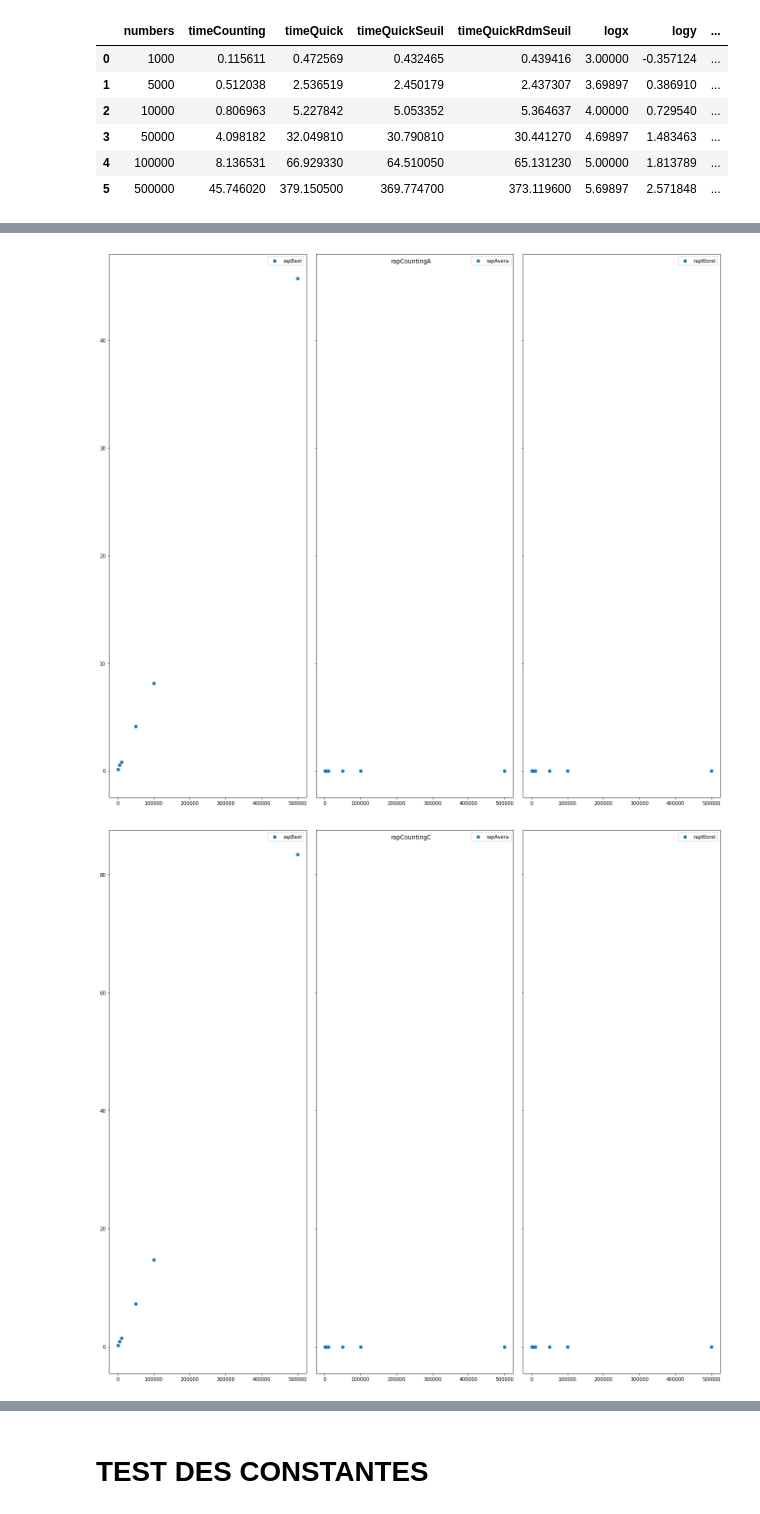
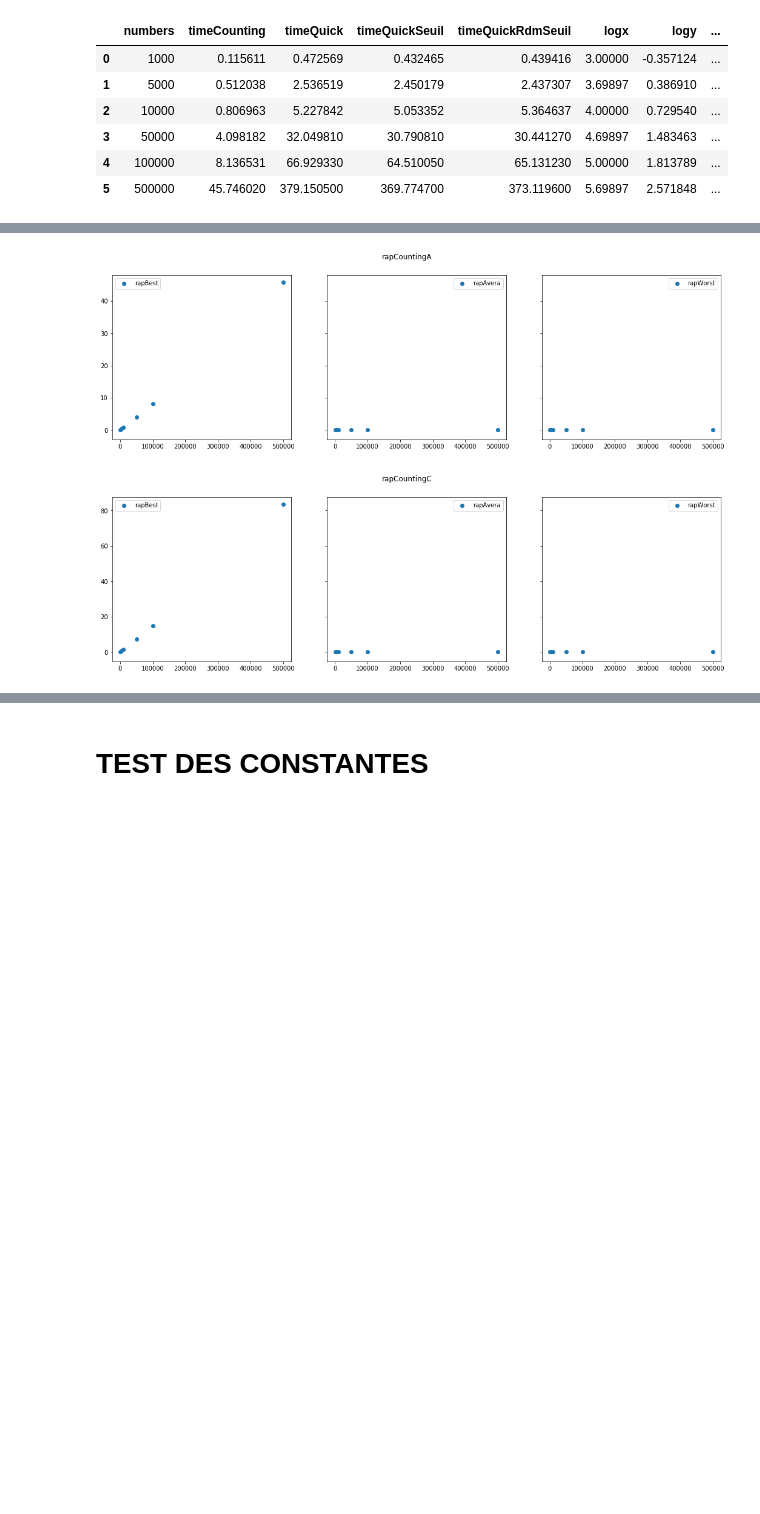
Before and after one commit to FabriceCh/inf8775, a Jupyter notebook: tp1/tp1-H19/comparaisons.ipynb, the cells around one changed output, grey strips where cells are left out. Saved outputs shown, nothing was run; the diff lists cells and outputs as text; code cells hidden in the pictures; blank space fills up the shorter version.

Commit message:
better display of graphs

```diff
--- a/tp1/tp1-H19/comparaisons.ipynb
+++ b/tp1/tp1-H19/comparaisons.ipynb
@@ -595,21 +595,3 @@ countingRaps = [rapCountingA, rapCountingC]
 quickRaps = [rapQuickA, rapQuickB, rapQuickC,
             rapQuickSeuilA, rapQuickSeuilB, rapQuickSeuilC,
             rapQuickRdmSeuilA, rapQuickRdmSeuilB, rapQuickRdmSeuilC]
-# %%
-def addColumnsQuick(rapdf):
-    rapdf["rapBest"] = rapdf.apply(rapport_logx, axis=1)
-    rapdf["rapAverage"] = rapdf.apply(rapport_xlogx, axis=1)
-    rapdf["rapWorst"] = rapdf.apply(rapport_xsquare, axis=1)
-
-def addColumnsCounting(rapdf):
-    rapdf["rapBest"] = rapdf["times"]
-    rapdf["rapAverage"] = rapdf.apply(rapport_x, axis=1)
-    rapdf["rapWorst"] = rapdf.apply(rapport_xsquare, axis=1)
-
-for df in countingRaps:
-    addColumnsCounting(df)
-for df in quickRaps:
-    addColumnsQuick(df)
-rapdfs = countingRaps + quickRaps
-
-rapdfs[1]
@@ -624,28 +607,28 @@ rapdfs[1]
 # %%
 
 titles = ["rapCountingA", "rapCountingC",
          "rapQuickA", "rapQuickB", "rapQuickC",
          "rapQuickSeuilA", "rapQuickSeuilB", "rapQuickSeuilC",
          "rapQuickRdmSeuilA", "rapQuickRdmSeuilB", "rapQuickRdmSeuilC"]
 
 def plotRap(rapdf, i):
-    f, (ax1, ax2, ax3) = plt.subplots(1, 3, sharey=True, figsize=(, 16))
+    f, (ax1, ax2, ax3) = plt.subplots(1, 3, sharey=True, figsize=(18, 5))
     f.suptitle(titles[i])
     ax1.scatter(rapdf["numbers"], rapdf["rapBest"])
     ax2.scatter(rapdf["numbers"], rapdf["rapAvera"])
     ax3.scatter(rapdf["numbers"], rapdf["rapWorst"])
     ax1.legend()
     ax2.legend()
     ax3.legend()
 
     #ax.set_ylim(ymin=0)
-    plt.tight_layout()
+    #plt.tight_layout()
     plt.show()
 
 i = 0
 for rapdf in rapdfs:
     plotRap(rapdf, i)
     i += 1
 # %% [output]
-[figure, old version]
+[figure, new version]
-[figure, old version]
+[figure, new version]
```
Also changed, not shown: parts of 3 cells of this notebook.
